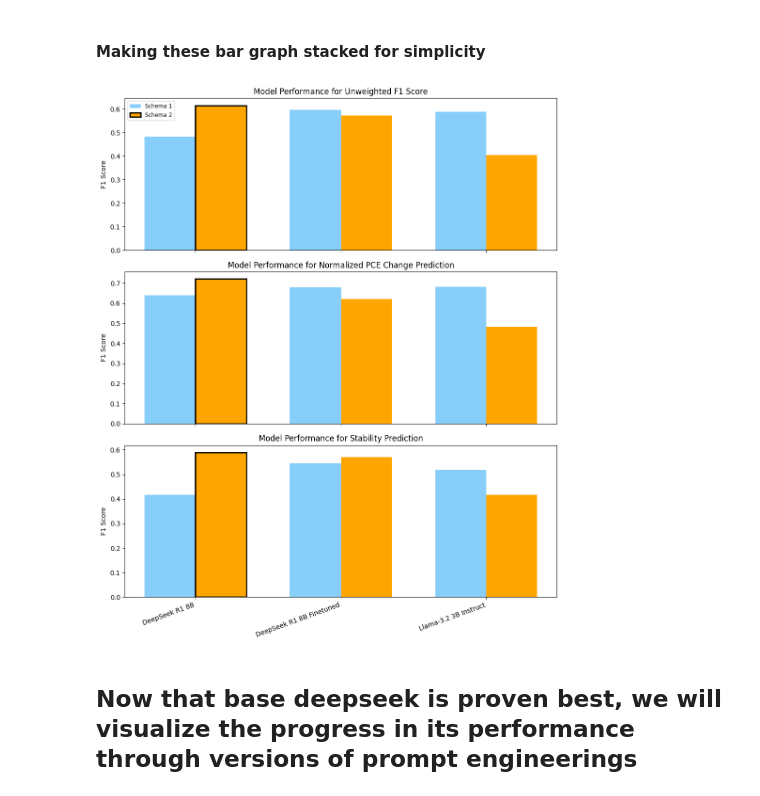
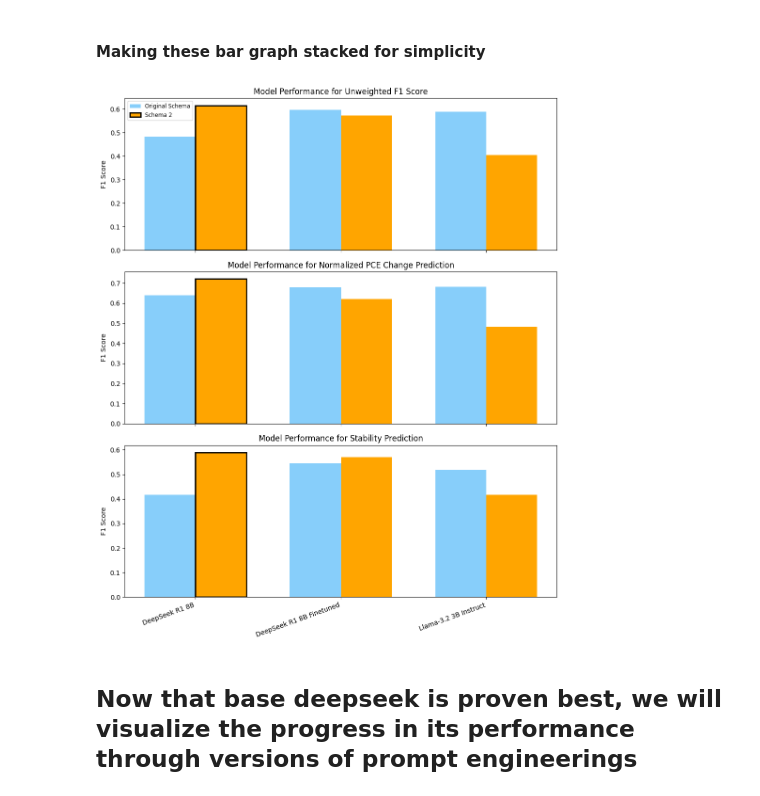
Before and after one commit to kanggunh/DSC180_B11_Q2, a Jupyter notebook: figures_visualization/evaluation.ipynb, the cells around one changed output. Drawn from its saved outputs; the diff is of its cells as text; code cells hidden in the pictures.

```diff
--- a/figures_visualization/evaluation.ipynb
+++ b/figures_visualization/evaluation.ipynb
@@ -122,7 +122,7 @@ schema_2_equal_weight
 # %%
 data = {
     "Model": schema_2_equal_weight.columns,
-    "Schema 1": schema_1_equal_weight.iloc[0],
+    "Original Schema": schema_1_equal_weight.iloc[0],
     "Schema 2": schema_2_equal_weight.iloc[0]
 }
 
@@ -191,7 +191,7 @@ schema_2_prediction1
 # %%
 data = {
     "Model": schema_1_prediction1.columns,
-    "Schema 1": schema_1_prediction1.iloc[0],
+    "Original Schema": schema_1_prediction1.iloc[0],
     "Schema 2": schema_2_prediction1.iloc[0]
 }
 
@@ -260,7 +260,7 @@ schema_2_prediction2
 # %%
 data = {
     "Model": schema_2_prediction2.columns,
-    "Schema 1": schema_1_prediction2.iloc[0],
+    "Original Schema": schema_1_prediction2.iloc[0],
     "Schema 2": schema_2_prediction2.iloc[0]
 }
 
@@ -320,9 +320,9 @@ models = df_comparison_3['Model']
 
 # F1 scores for Schema 1 and Schema 2 across the three different evaluations
 schema_1_scores = [
-    df_comparison['Schema 1'],  # Unweighted F1 Score
-    df_comparison_2['Schema 1'],  # PCE Prediction
-    df_comparison_3['Schema 1'],  # Stability Prediction
+    df_comparison["Original Schema"],  # Unweighted F1 Score
+    df_comparison_2["Original Schema"],  # PCE Prediction
+    df_comparison_3["Original Schema"],  # Stability Prediction
 ]
 
 schema_2_scores = [
@@ -337,35 +337,35 @@ titles = [
     "Stability Prediction"
 ]
 
 # Create a figure with 3 subplots (stacked vertically)
 fig, axes = plt.subplots(3, 1, figsize=(10, 12), sharex=True)
 
 # Bar width
 width = 0.35
 x = np.arange(len(models))
 
 # Plot each metric in a separate subplot
 for i, ax in enumerate(axes):
-    ax.bar(x - width/2, schema_1_scores[i], width, label="Schema 1", color="lightskyblue")
+    ax.bar(x - width/2, schema_1_scores[i], width, label="Original Schema", color="lightskyblue")
     bars_schema_2 = ax.bar(x + width/2, schema_2_scores[i], width, label="Schema 2", color="orange")
 
     # Highlight the first bar of Schema 2
     bars_schema_2[0].set_edgecolor("black")
     bars_schema_2[0].set_linewidth(2)
 
     ax.set_ylabel("F1 Score")
     ax.set_title(f"Model Performance for {titles[i]}")
     ax.set_xticks(x)
     ax.set_xticklabels(models, rotation=20, ha="right")
 
 # Add a single legend for all subplots
 axes[0].legend(loc="upper left", fontsize="small")
 
 # Adjust layout
 plt.tight_layout()
 plt.show()
 # %% [output]
-[figure, old version]
+[figure, new version]
 # %% [markdown]
 ## Now that base deepseek is proven best, we will visualize the progress in its performance through versions of prompt engineerings
 # %%
```
Also changed, not shown: parts of 10 cells of this notebook.
